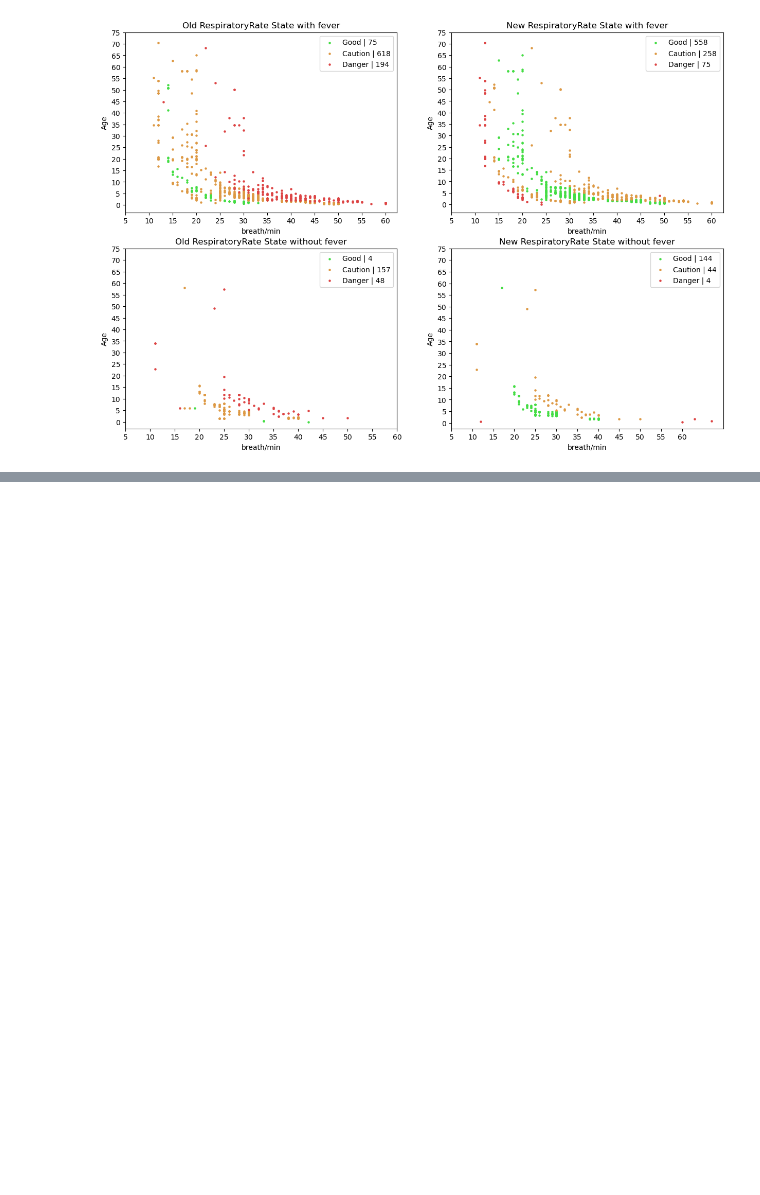
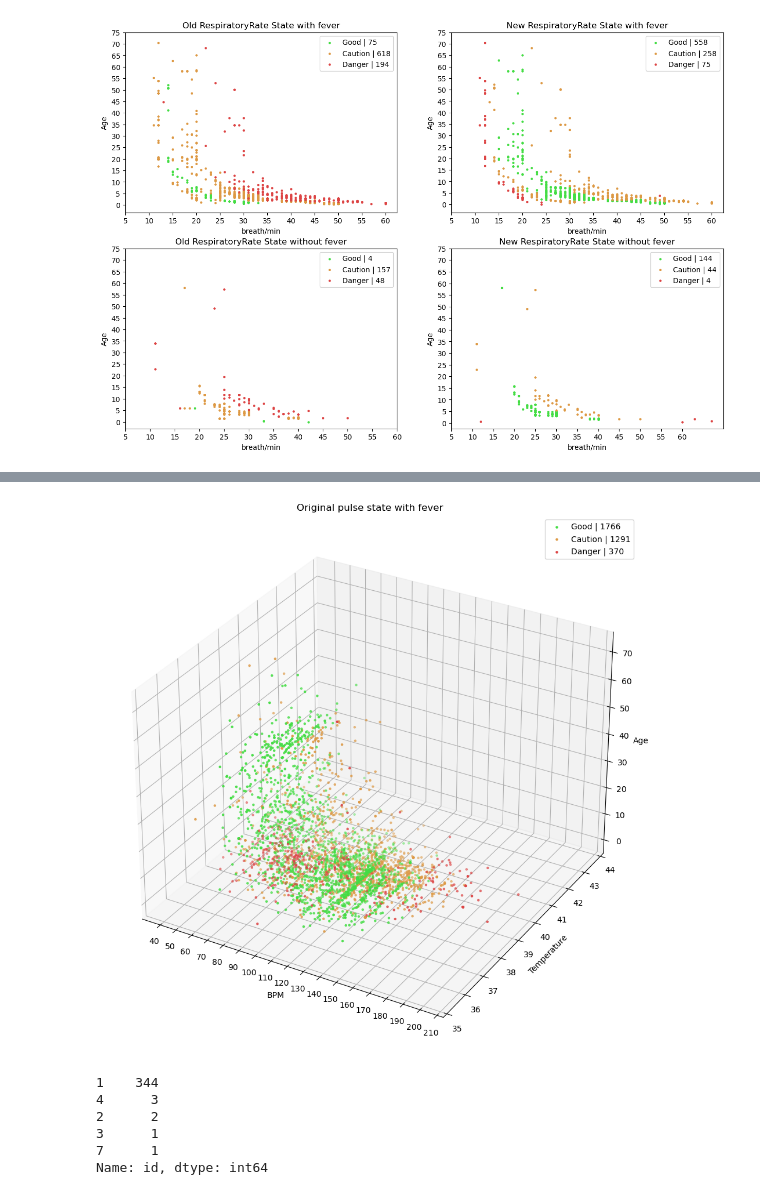
Before and after one commit to janoshr/ffa-model, a Jupyter notebook: analysis.ipynb, the cells around one changed output, grey strips where cells are left out. Saved outputs shown, nothing was run; the diff lists cells and outputs as text; code cells hidden in the pictures; blank space fills up the shorter version.

```diff
--- a/analysis.ipynb
+++ b/analysis.ipynb
@@ -39,12 +39,31 @@ def create_plot_original(dataset, stateKey, key, fever, title, green_label, ambe
     plt.scatter(state_good[key], state_good['ageInMonths']/12, label=f'{green_label} | {len(state_good)}', color='#44dd44', marker='.', s=20)
     plt.scatter(state_caution[key], state_caution['ageInMonths']/12, label=f'{amber_label} | {len(state_caution)}', color='#dd9944', marker='.', s=20)
     plt.scatter(state_danger[key], state_danger['ageInMonths']/12, label=f'{red_label} | {len(state_danger)}', color='#dd4444', marker='.', s=20)
+
     plt.title(title)
     plt.ylabel(xlabel)
     plt.xlabel(ylabel)
     plt.xticks(np.arange(*xticks))
     plt.yticks(np.arange(*yticks))
     plt.legend()
+
+def create_plot_3d(dataset, stateKey, key, fever, title, green_label, amber_label, red_label, xlabel, ylabel, xticks, yticks):
+    fig = plt.figure(figsize=(12, 12))
+    ax = fig.add_subplot(projection='3d')
+    state_good = dataset[dataset[stateKey] == 'good']
+    state_caution = dataset[dataset[stateKey] == 'caution']
+    state_danger = dataset[dataset[stateKey] == 'danger']
+
+    ax.scatter(state_good[key], state_good['temperature'], state_good['ageInMonths']/12,  label=f'{green_label} | {len(state_good)}', color='#44dd44', marker='.', s=20)
+    ax.scatter(state_caution[key], state_caution['temperature'], state_caution['ageInMonths']/12, label=f'{amber_label} | {len(state_caution)}', color='#dd9944', marker='.', s=20)
+    ax.scatter(state_danger[key], state_danger['temperature'], state_danger['ageInMonths']/12, label=f'{red_label} | {len(state_danger)}', color='#dd4444', marker='.', s=20)
+    plt.title(title)
+    plt.ylabel(xlabel)
+    plt.xlabel(ylabel)
+    ax.set_zlabel('Age')
+    plt.xticks(np.arange(*xticks))
+    plt.yticks(np.arange(*yticks))
+    plt.legend()
 # %%
 plt.subplots(figsize=(15,10))
 plt.subplot(2,2,1)
@@ -144,0 +168,7 @@ plt.show()
+# %%
+xticks = (40,220,10)
+yticks = (35,45,1)
+create_plot_3d(df_2021_ps, 'pulseState', 'pulse', True, 'Original pulse state with fever', *state_labels, 'Temperature', 'BPM', xticks, yticks)
+plt.show()
+# %% [output]
+[figure, added]
@@ -144,0 +192,9 @@ plt.show()
+# %%
+df_ps[df_ps['pulseState'] == 'danger'].groupby(['pulse', 'ageInMonths']).count()['id'].value_counts()
+# %% [output]
+1    344
+4      3
+2      2
+3      1
+7      1
+Name: id, dtype: int64
```
Also changed, not shown: parts of 9 cells of this notebook, 3 other files.
